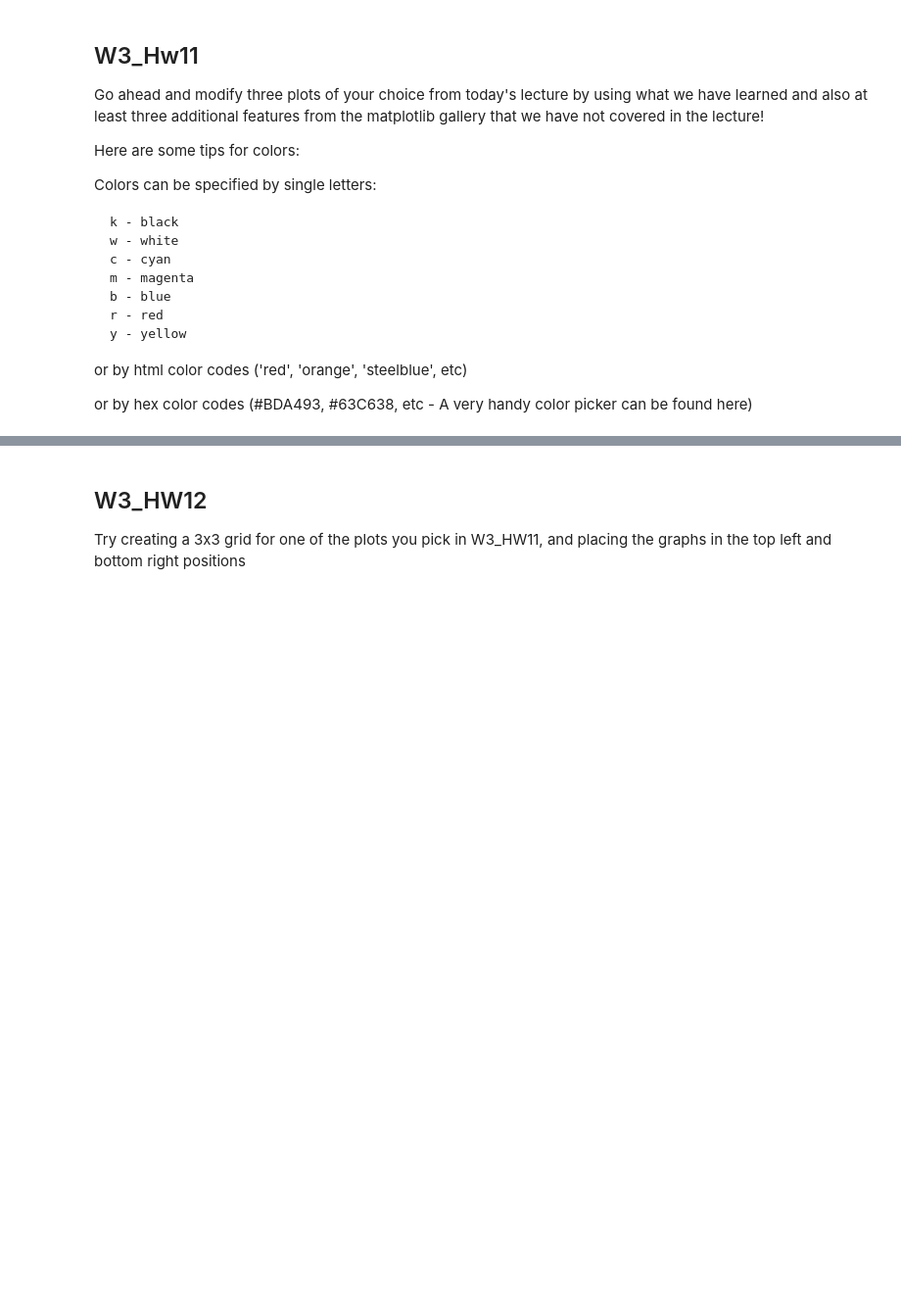
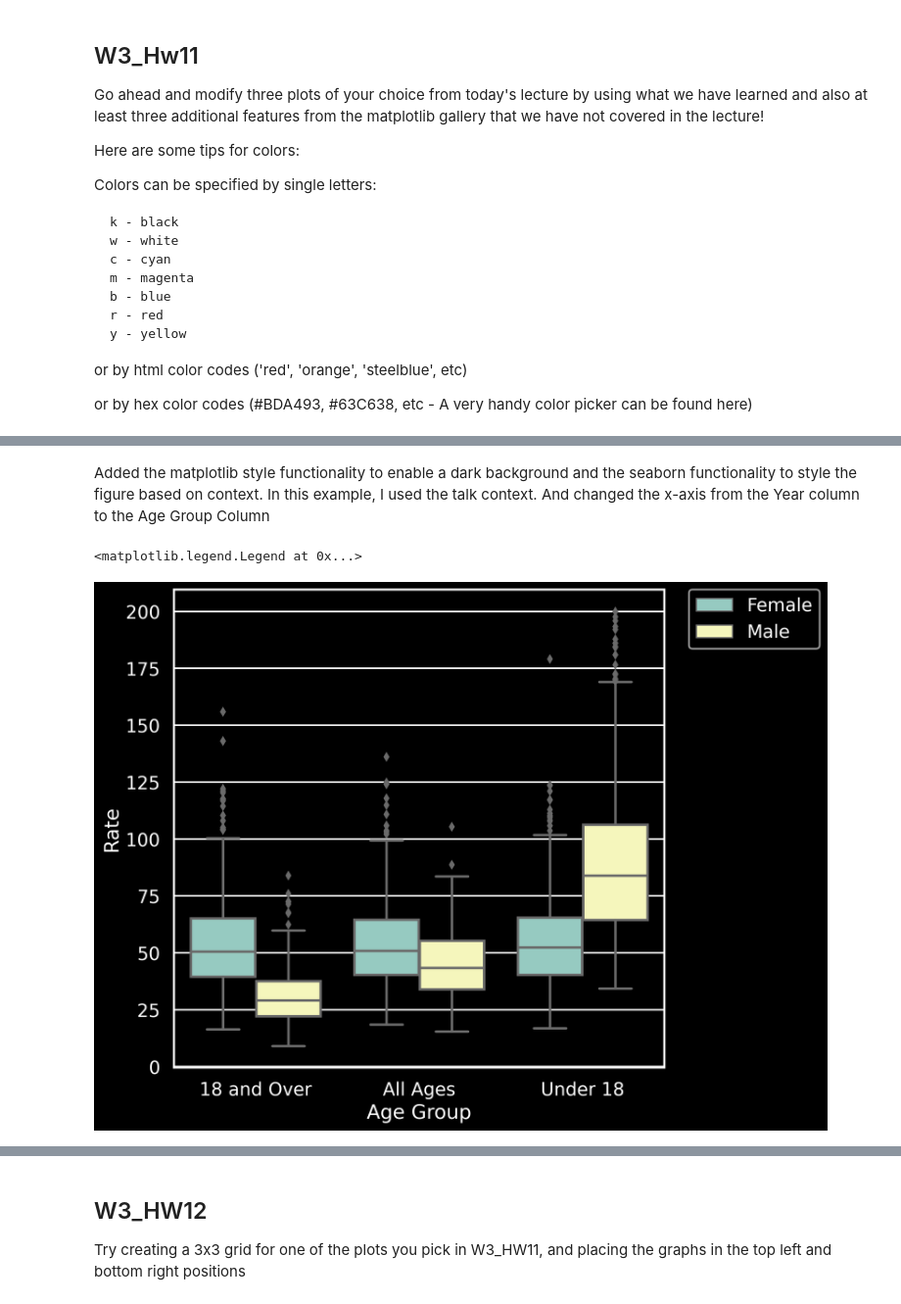
Before and after one commit to ramayyala/TRGN_515, a Jupyter notebook: Homeworks/W3-HWproblems.ipynb, the cells around one changed output, grey strips where cells are left out. Shown at 98% size. Saved outputs shown, nothing was run; the diff lists cells and outputs as text; code cells hidden in the pictures; blank space fills up the shorter version.

```diff
--- a/Homeworks/W3-HWproblems.ipynb
+++ b/Homeworks/W3-HWproblems.ipynb
@@ -18,3 +18,9 @@ Colors can be specified by single letters:
 or by html color codes ('red', 'orange', 'steelblue', etc)
 
 or by hex color codes (#BDA493, #63C638, etc - A very handy color picker can be found here)
+# %%
+# read the file
+import pandas as pd
+import seaborn as sns
+import matplotlib.pyplot as plt
+df_asthma = pd.read_csv("../datasets/asthma.csv")
@@ -20,0 +49,14 @@ or by hex color codes (#BDA493, #63C638, etc - A very handy color picker can be
+# %% [markdown]
+Added the matplotlib style functionality to enable a dark background and the seaborn functionality to style the figure based on context. In this example, I used the talk context. And changed the x-axis from the Year column to the Age Group Column
+# %%
+df_subset3 = df_asthma[df_asthma['Strata'] == 'Sex']
+plt.style.use('dark_background')
+sns.set_context("talk")
+ax = sns.boxplot(data=df_subset3,
+                 x='Age Group', y='Rate', hue='Strata Name',
+                )
+
+ax.legend(bbox_to_anchor=(1.05, 1), loc=2, borderaxespad=0.)
+# %% [output]
+<matplotlib.legend.Legend at 0x...>
+[figure, added]
```
Also changed, not shown: parts of 14 cells of this notebook.
